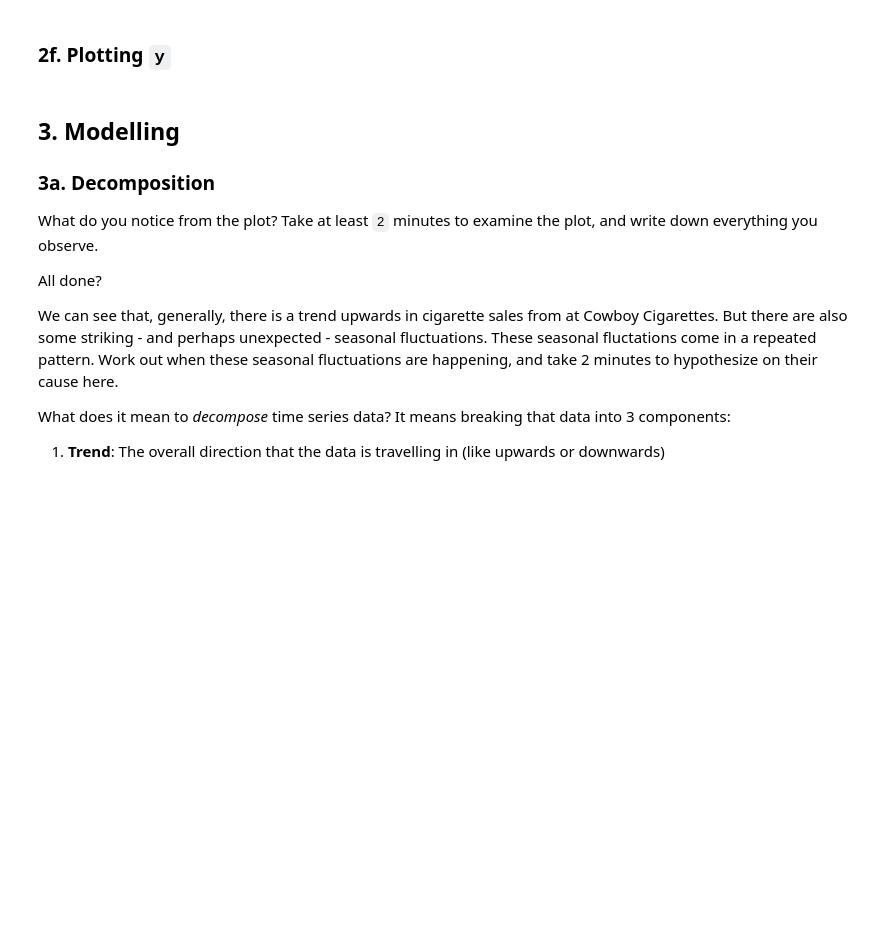
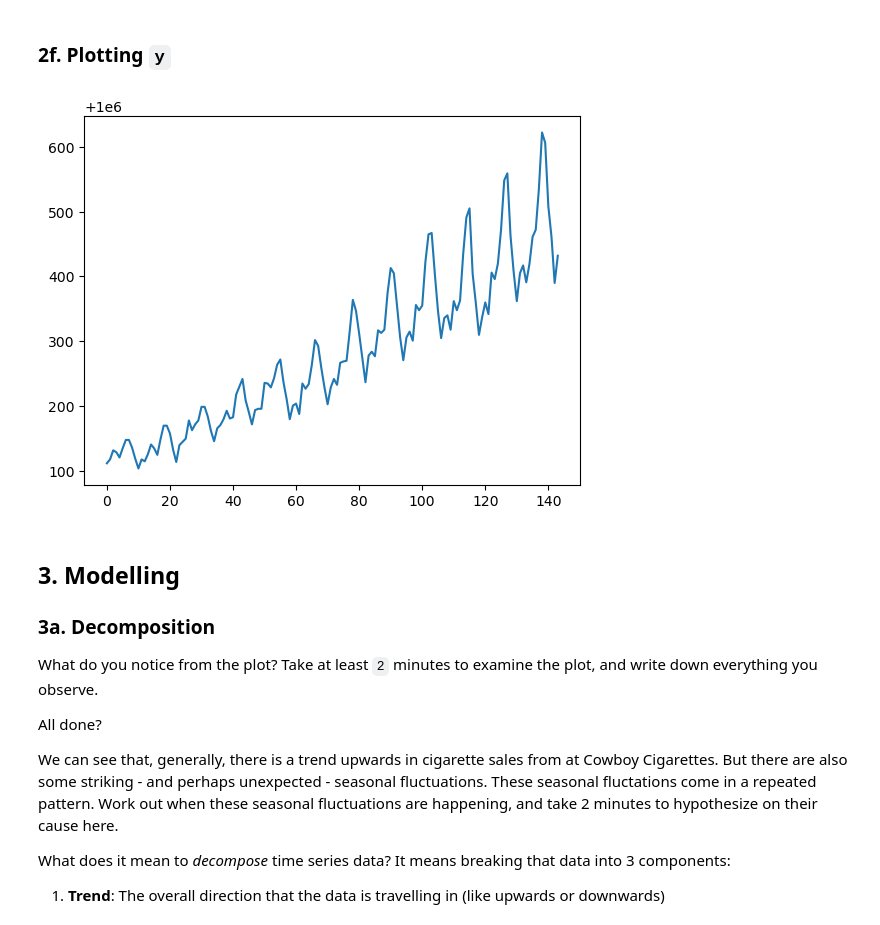
Before and after one commit to tpoozhikala/Springboard, a Jupyter notebook: Cowboys_Cigrettes_Case_Study/Cowboy_Cigarettes_Case_Study_-_Tier_3.ipynb, the cells around one changed output. Drawn from its saved outputs; the diff is of its cells as text; code cells hidden in the pictures; blank space fills up the shorter version.

Commit message:
Assigning predictor variable and plotted behavior (also having assistance from Tier 1 notebook regarding determining the predictor variable column)

```diff
--- a/Cowboys_Cigrettes_Case_Study/Cowboy_Cigarettes_Case_Study_-_Tier_3.ipynb
+++ b/Cowboys_Cigrettes_Case_Study/Cowboy_Cigarettes_Case_Study_-_Tier_3.ipynb
@@ -123,2 +121,5 @@ _ _ _
+# %%
+#Referenced code found on https://stackoverflow.com/questions/20868394/changing-a-specific-column-name-in-pandas-dataframe
+cigData = cigData.rename(columns={'Time':'Month'})
 # %% [markdown]
 Call a head() to check this has worked.
@@ -136,0 +145,3 @@ _ _ _
+# %%
+cigData['Month'] = pd.to_datetime(cigData['Month'])
+cigData.head()
@@ -147,2 +163,4 @@ _ _ _
+# %%
+y = cigData['#CigSales']
 # %% [markdown]
 Check the type of our new variable.
@@ -163,3 +191,8 @@ _ _ _
+# %%
+plt.plot(y)
+plt.show()
+# %% [output]
+[figure, added]
 # %% [markdown]
 ## 3. Modelling
 ### 3a. Decomposition
```
Also changed, not shown: parts of 13 cells of this notebook.
